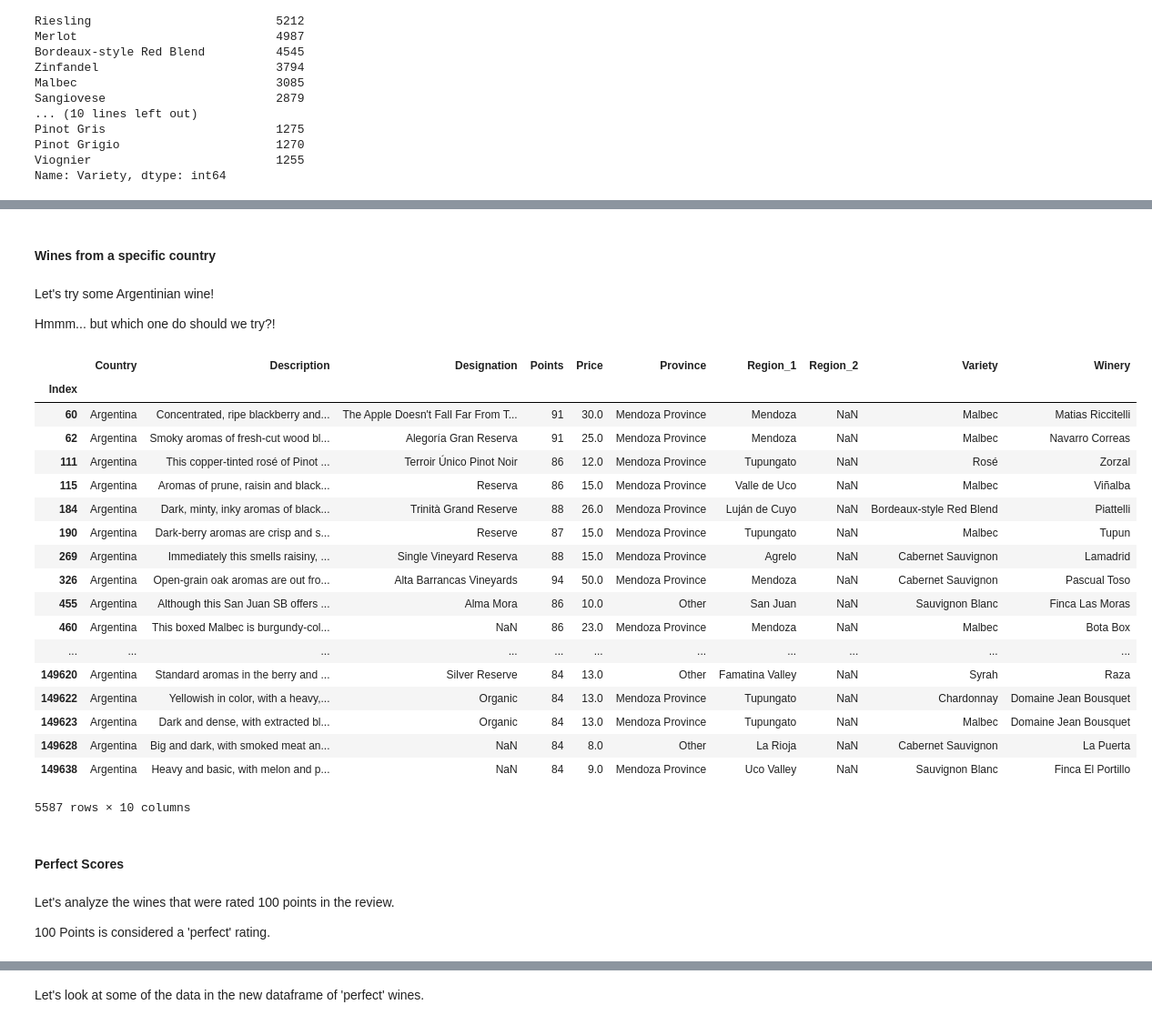
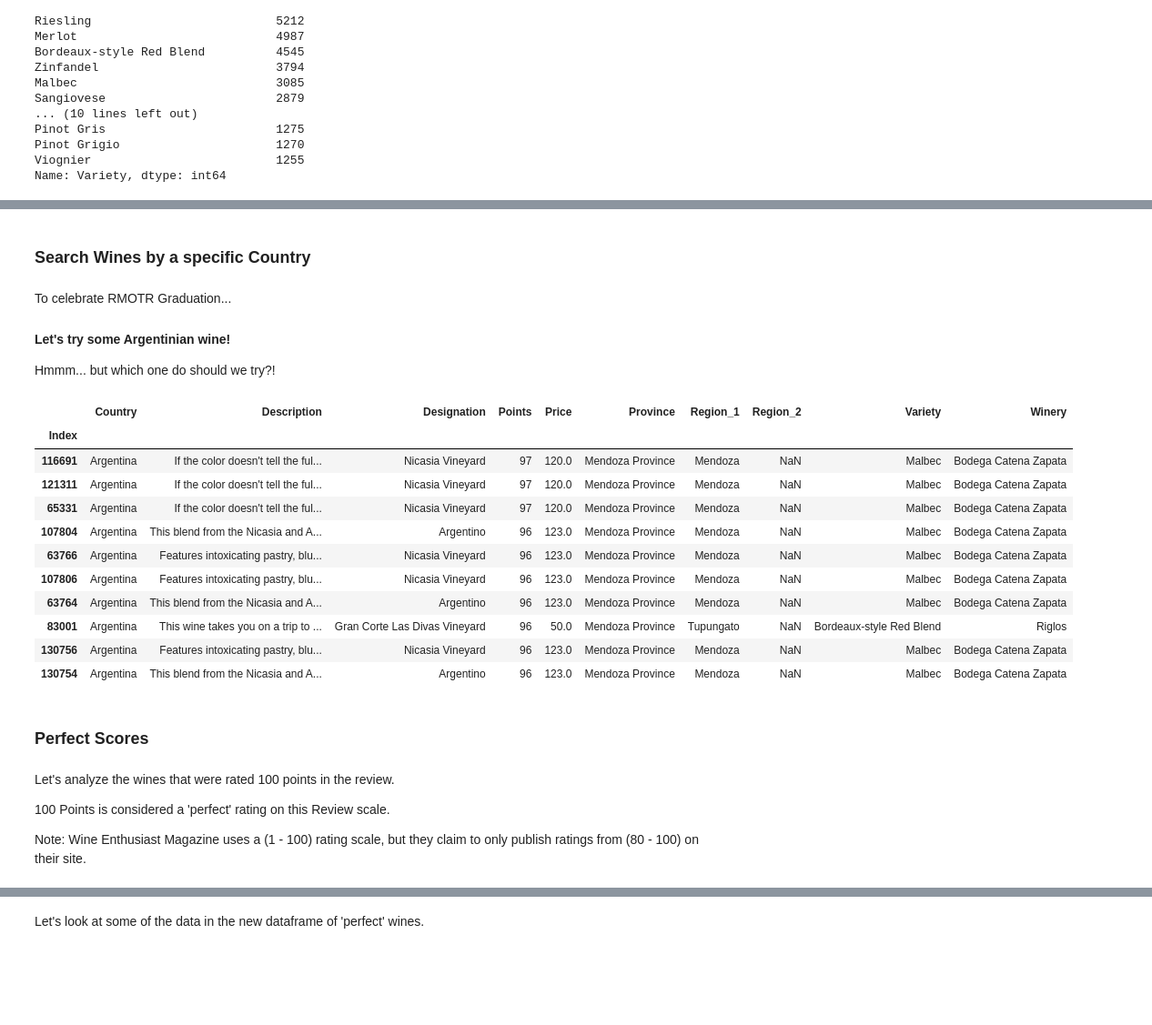
Before and after one commit to gorbulus/WineReviewAnalysis, a Jupyter notebook: WineReviewAnalysis.ipynb, the cells around one changed output, grey strips where cells are left out. Shown at 91% size. Drawn from its saved outputs; the diff is of its cells as text; code cells hidden in the pictures; blank space fills up the shorter version.

```diff
--- a/WineReviewAnalysis.ipynb
+++ b/WineReviewAnalysis.ipynb
@@ -701,38 +764,37 @@ reviews_df.groupby(['Country', 'Variety']).apply(lambda reviews_df: reviews_df.l
 # %% [markdown]
-#### Wines from a specific country
+### Search Wines by a specific Country
 # %% [markdown]
-Let's try some Argentinian wine!
+To celebrate RMOTR Graduation...
+
+#### Let's try some Argentinian wine!
 
 Hmmm... but which one do should we try?!
 # %%
 # Get wine from Argentina~!
-reviews_df[reviews_df['Country'].str.match('Argentina')]
+# Here are the Top Ten Wines sorted by points~!
+argentina_top_ten = reviews_df[reviews_df['Country'].str.match('Argentina')]
+argentina_top_ten.sort_values("Points", ascending=False).head(10)
 # %% [output]
 |  | Country | Description | Designation | Points | Price | Province | Region_1 | Region_2 | Variety | Winery |
 | Index |  |  |  |  |  |  |  |  |  |  |
-| 60 | Argentina | Concentrated, ripe blackberry and... | The Apple Doesn't Fall Far From T... | 91 | 30.0 | Mendoza Province | Mendoza | NaN | Malbec | Matias Riccitelli |
-| 62 | Argentina | Smoky aromas of fresh-cut wood bl... | Alegoría Gran Reserva | 91 | 25.0 | Mendoza Province | Mendoza | NaN | Malbec | Navarro Correas |
-| 111 | Argentina | This copper-tinted rosé of Pinot ... | Terroir Único Pinot Noir | 86 | 12.0 | Mendoza Province | Tupungato | NaN | Rosé | Zorzal |
-| 115 | Argentina | Aromas of prune, raisin and black... | Reserva | 86 | 15.0 | Mendoza Province | Valle de Uco | NaN | Malbec | Viñalba |
-| 184 | Argentina | Dark, minty, inky aromas of black... | Trinità Grand Reserve | 88 | 26.0 | Mendoza Province | Luján de Cuyo | NaN | Bordeaux-style Red Blend | Piattelli |
-| 190 | Argentina | Dark-berry aromas are crisp and s... | Reserve | 87 | 15.0 | Mendoza Province | Tupungato | NaN | Malbec | Tupun |
-| 269 | Argentina | Immediately this smells raisiny, ... | Single Vineyard Reserva | 88 | 15.0 | Mendoza Province | Agrelo | NaN | Cabernet Sauvignon | Lamadrid |
-| 326 | Argentina | Open-grain oak aromas are out fro... | Alta Barrancas Vineyards | 94 | 50.0 | Mendoza Province | Mendoza | NaN | Cabernet Sauvignon | Pascual Toso |
-| 455 | Argentina | Although this San Juan SB offers ... | Alma Mora | 86 | 10.0 | Other | San Juan | NaN | Sauvignon Blanc | Finca Las Moras |
-| 460 | Argentina | This boxed Malbec is burgundy-col... | NaN | 86 | 23.0 | Mendoza Province | Mendoza | NaN | Malbec | Bota Box |
-| ... | ... | ... | ... | ... | ... | ... | ... | ... | ... | ... |
-| 149620 | Argentina | Standard aromas in the berry and ... | Silver Reserve | 84 | 13.0 | Other | Famatina Valley | NaN | Syrah | Raza |
-| 149622 | Argentina | Yellowish in color, with a heavy,... | Organic | 84 | 13.0 | Mendoza Province | Tupungato | NaN | Chardonnay | Domaine Jean Bousquet |
-| 149623 | Argentina | Dark and dense, with extracted bl... | Organic | 84 | 13.0 | Mendoza Province | Tupungato | NaN | Malbec | Domaine Jean Bousquet |
-| 149628 | Argentina | Big and dark, with smoked meat an... | NaN | 84 | 8.0 | Other | La Rioja | NaN | Cabernet Sauvignon | La Puerta |
-| 149638 | Argentina | Heavy and basic, with melon and p... | NaN | 84 | 9.0 | Mendoza Province | Uco Valley | NaN | Sauvignon Blanc | Finca El Portillo |
+| 116691 | Argentina | If the color doesn't tell the ful... | Nicasia Vineyard | 97 | 120.0 | Mendoza Province | Mendoza | NaN | Malbec | Bodega Catena Zapata |
+| 121311 | Argentina | If the color doesn't tell the ful... | Nicasia Vineyard | 97 | 120.0 | Mendoza Province | Mendoza | NaN | Malbec | Bodega Catena Zapata |
+| 65331 | Argentina | If the color doesn't tell the ful... | Nicasia Vineyard | 97 | 120.0 | Mendoza Province | Mendoza | NaN | Malbec | Bodega Catena Zapata |
+| 107804 | Argentina | This blend from the Nicasia and A... | Argentino | 96 | 123.0 | Mendoza Province | Mendoza | NaN | Malbec | Bodega Catena Zapata |
+| 63766 | Argentina | Features intoxicating pastry, blu... | Nicasia Vineyard | 96 | 123.0 | Mendoza Province | Mendoza | NaN | Malbec | Bodega Catena Zapata |
+| 107806 | Argentina | Features intoxicating pastry, blu... | Nicasia Vineyard | 96 | 123.0 | Mendoza Province | Mendoza | NaN | Malbec | Bodega Catena Zapata |
+| 63764 | Argentina | This blend from the Nicasia and A... | Argentino | 96 | 123.0 | Mendoza Province | Mendoza | NaN | Malbec | Bodega Catena Zapata |
+| 83001 | Argentina | This wine takes you on a trip to ... | Gran Corte Las Divas Vineyard | 96 | 50.0 | Mendoza Province | Tupungato | NaN | Bordeaux-style Red Blend | Riglos |
+| 130756 | Argentina | Features intoxicating pastry, blu... | Nicasia Vineyard | 96 | 123.0 | Mendoza Province | Mendoza | NaN | Malbec | Bodega Catena Zapata |
+| 130754 | Argentina | This blend from the Nicasia and A... | Argentino | 96 | 123.0 | Mendoza Province | Mendoza | NaN | Malbec | Bodega Catena Zapata |
-5587 rows × 10 columns
 # %% [markdown]
-#### Perfect Scores
+### Perfect Scores
 # %% [markdown]
 Let's analyze the wines that were rated 100 points in the review.
 
-100 Points is considered a 'perfect' rating.
+100 Points is considered a 'perfect' rating on this Review scale.
+
+Note: Wine Enthusiast Magazine uses a (1 - 100) rating scale, but they claim to only publish ratings from (80 - 100) on their site.
 # %%
 # Create a new dataframe for the perfect scores records:
 perfect_scores_df = reviews_df[reviews_df['Points'] == 100]
```
Also changed, not shown: parts of 82 cells of this notebook, 3 other files.
